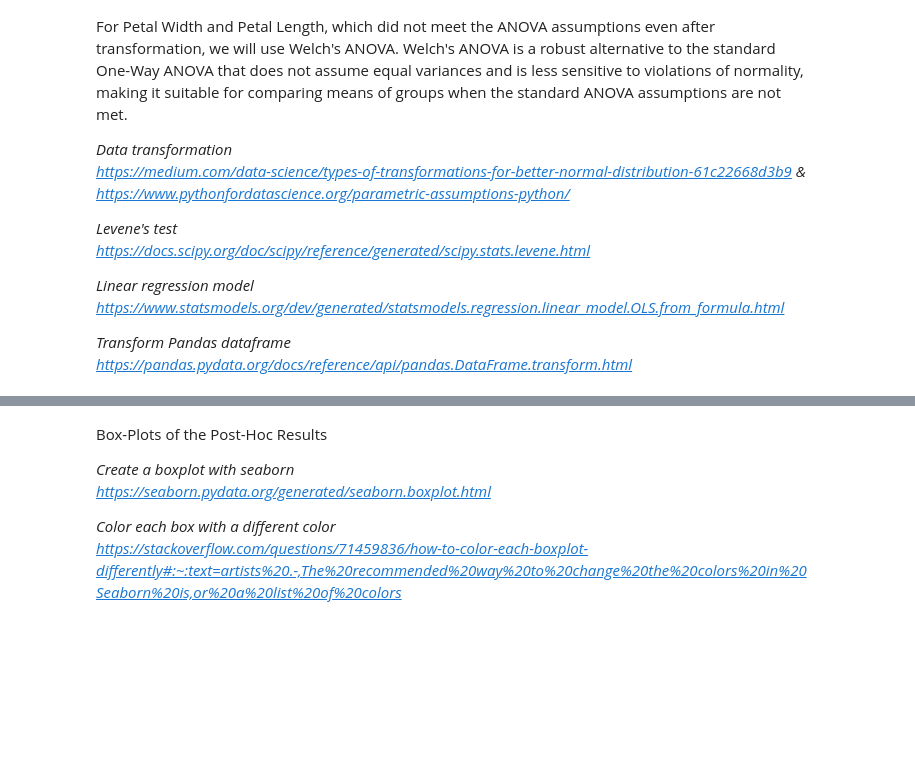
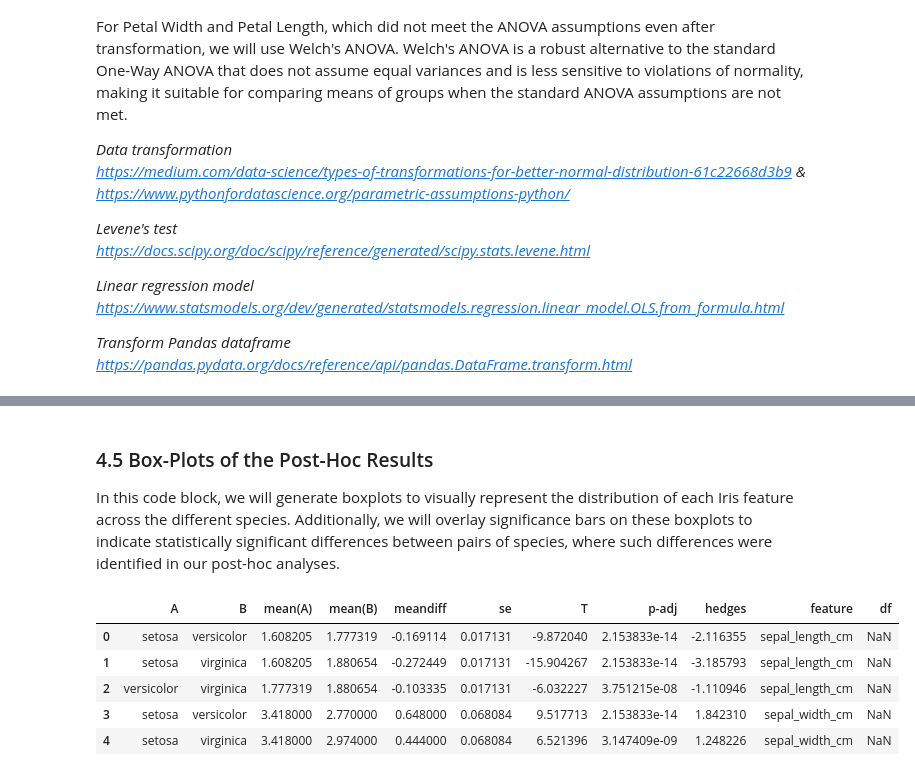
Before and after one commit to aldaszarnauskas/exploratory_analysis_iris_dataset, a Jupyter notebook: pands-project.ipynb, the cells around one changed output, grey strips where cells are left out. Cells and saved outputs as stored; diff of their text form; code cells hidden in the pictures; blank space fills up the shorter version.

```diff
--- a/pands-project.ipynb
+++ b/pands-project.ipynb
@@ -874,0 +857,41 @@ pd.DataFrame(post_hoc_res._results_table.data)
+# %%
+# Create a new df to store results from Post-Hoc.
+# You will use them later on to plot boxplots with significance bars
+post_hoc_df = pd.DataFrame()
+
+# Iterate through features
+for feature in features:
+
+    # Create a new df for further analysis.
+    # The functions tukey and gameshowell takes a df
+    # where you specify dependent and independent variables.
+    new_df = pd.DataFrame()
+    new_df["species"] = df_temp['species']
+    new_df[feature] = df_temp[feature]
+
+    # Perform TukeyHSD test only for feature meeting the assumptions
+    if feature in ["sepal_length_cm", "sepal_width_cm"]:
+        post_hoc_res = tukey(new_df, dv=feature, between="species")
+        post_hoc_res.columns = "A","B", "mean(A)", "mean(B)", "meandiff", "se", "T", "p-adj", "hedges"
+        print(feature.capitalize().replace("_", " "))
+        print("""Multiple Comparison of Means - Tukey HSD, FWER=0.05
+---------------------------------------------------------------""")
+        print(post_hoc_res)
+        print("""
+        """)
+
+    # Perform Games-Howell test only for feature meeting the assumptions
+    else:
+        post_hoc_res = gameshowell(new_df, dv=feature, between="species")
+        post_hoc_res.columns = "A","B", "mean(A)", "mean(B)", "meandiff", "se", "T", "df", "p-adj", "hedges"
+        print(feature.capitalize().replace("_", " "))
+        print("""Multiple Comparison of Means - Games-Howell, FWER=0.05
+---------------------------------------------------------------""")
+        print(post_hoc_res)
+        print("""
+        """)
+
+    # Add the results to a post_hoc_df
+    res_df = post_hoc_res
+    res_df["feature"] = feature
+    post_hoc_df = pd.concat([post_hoc_df, res_df], ignore_index=True)
@@ -875,8 +916,4 @@ pd.DataFrame(post_hoc_res._results_table.data)
 # %% [markdown]
-Box-Plots of the Post-Hoc Results
+### 4.5 Box-Plots of the Post-Hoc Results
 
-*Create a boxplot with seaborn
-https://seaborn.pydata.org/generated/seaborn.boxplot.html*
-
-*Color each box with a different color
-https://stackoverflow.com/questions/71459836/how-to-color-each-boxplot-differently#:~:text=artists%20.-,The%20recommended%20way%20to%20change%20the%20colors%20in%20Seaborn%20is,or%20a%20list%20of%20colors*
+In this code block, we will generate boxplots to visually represent the distribution of each Iris feature across the different species. Additionally, we will overlay significance bars on these boxplots to indicate statistically significant differences between pairs of species, where such differences were identified in our post-hoc analyses.
@@ -902 +920,11 @@ def significance(asterisks):
+# %%
+# Have a look at the post-hoc results
+post_hoc_df.head()
+# %% [output]
+|  | A | B | mean(A) | mean(B) | meandiff | se | T | p-adj | hedges | feature | df |
+| 0 | setosa | versicolor | 1.608205 | 1.777319 | -0.169114 | 0.017131 | -9.872040 | 2.153833e-14 | -2.116355 | sepal_length_cm | NaN |
+| 1 | setosa | virginica | 1.608205 | 1.880654 | -0.272449 | 0.017131 | -15.904267 | 2.153833e-14 | -3.185793 | sepal_length_cm | NaN |
+| 2 | versicolor | virginica | 1.777319 | 1.880654 | -0.103335 | 0.017131 | -6.032227 | 3.751215e-08 | -1.110946 | sepal_length_cm | NaN |
+| 3 | setosa | versicolor | 3.418000 | 2.770000 | 0.648000 | 0.068084 | 9.517713 | 2.153833e-14 | 1.842310 | sepal_width_cm | NaN |
+| 4 | setosa | virginica | 3.418000 | 2.974000 | 0.444000 | 0.068084 | 6.521396 | 3.147409e-09 | 1.248226 | sepal_width_cm | NaN |
 # %% [markdown]
```
Also changed, not shown: parts of 14 cells of this notebook.
